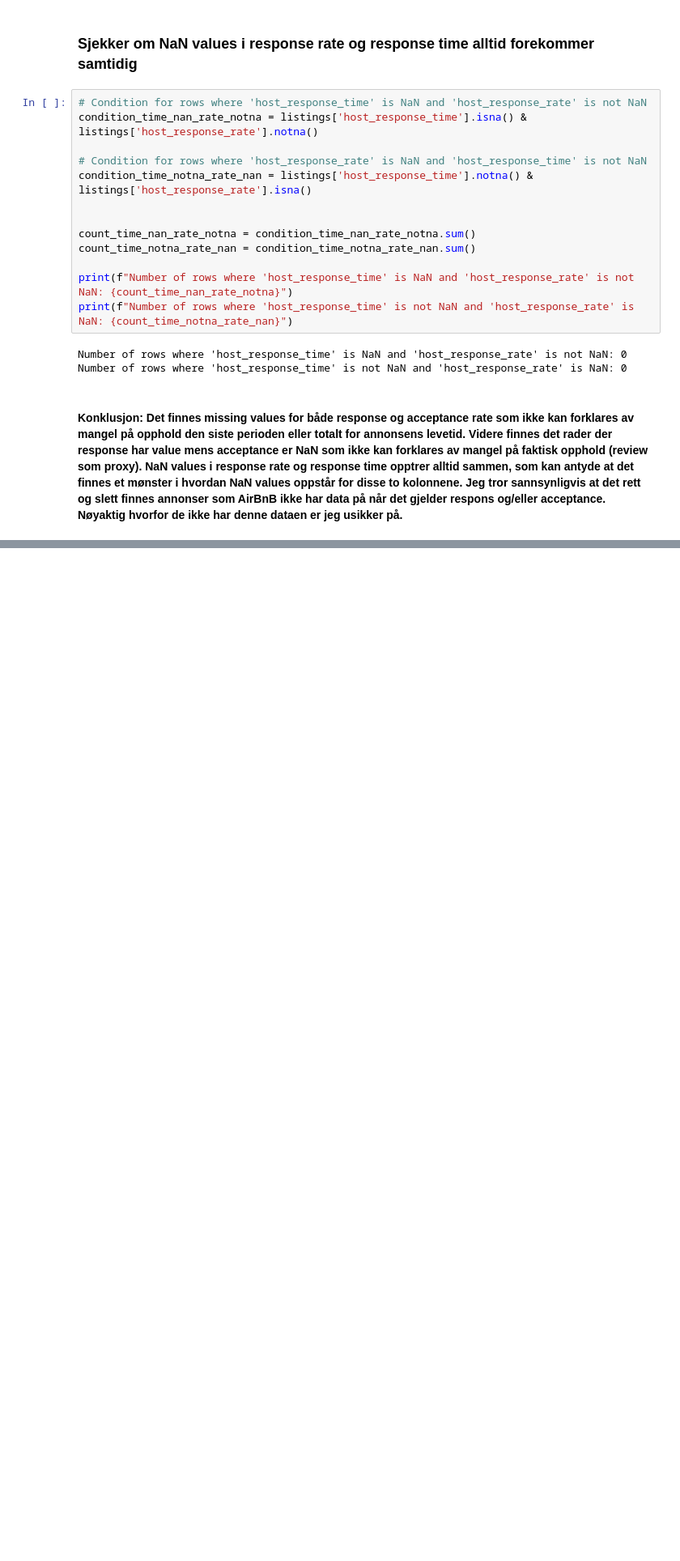
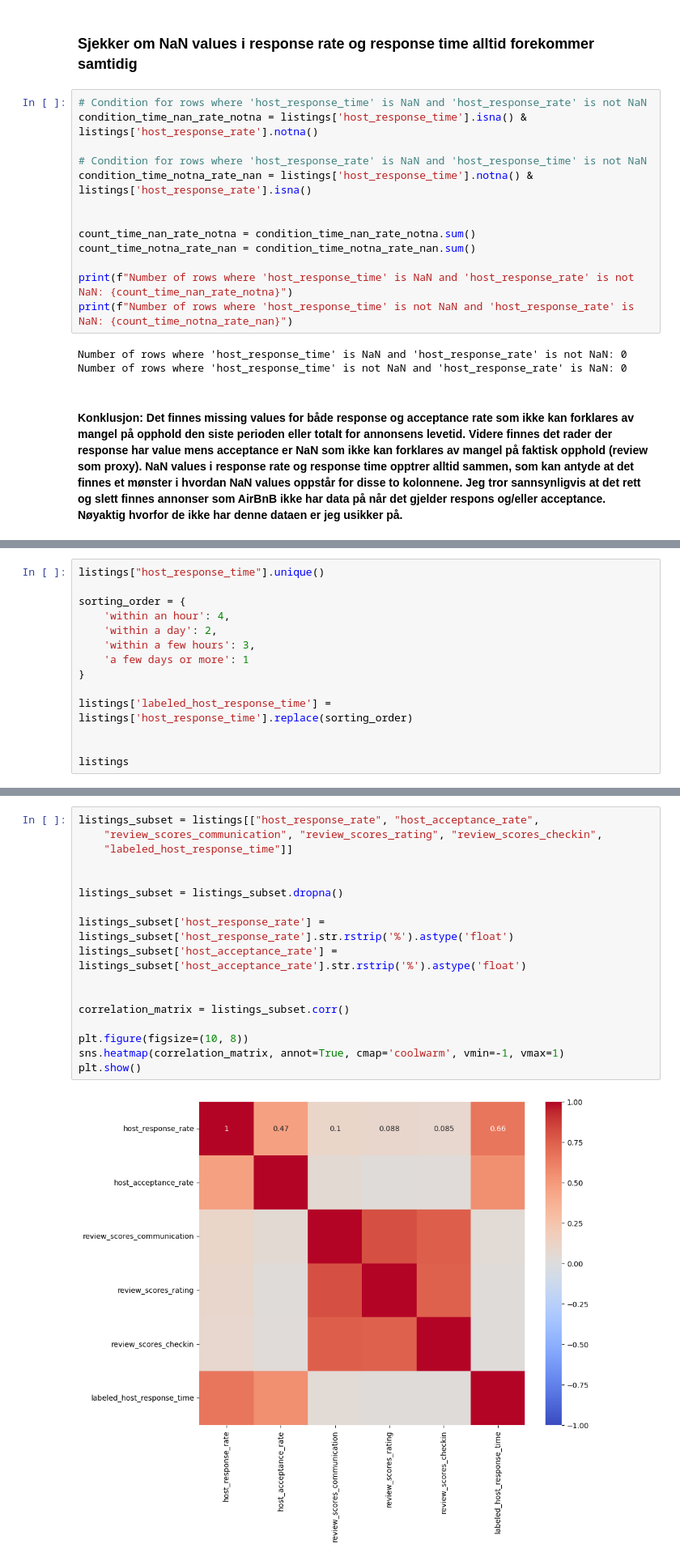
Before and after one commit to heidiwiest/tdt4259-main, a Jupyter notebook: eda_response_acceptance_rate.ipynb, the cells around one changed output, grey strips where cells are left out. Shown at 81% size. Saved outputs shown, nothing was run; the diff lists cells and outputs as text; blank space fills up the shorter version.

Commit message:
EDA for reviews; nan values and correlations

```diff
--- a/eda_response_acceptance_rate.ipynb
+++ b/eda_response_acceptance_rate.ipynb
@@ -180,0 +187,14 @@ Number of rows where 'host_response_time' is not NaN and 'host_response_rate' is
+# %%
+listings["host_response_time"].unique()
+
+sorting_order = {
+    'within an hour': 4,
+    'within a day': 2,
+    'within a few hours': 3,
+    'a few days or more': 1
+}
+
+listings['labeled_host_response_time'] = listings['host_response_time'].replace(sorting_order)
+
+
+listings
@@ -180,0 +219,19 @@ Number of rows where 'host_response_time' is not NaN and 'host_response_rate' is
+# %%
+listings_subset = listings[["host_response_rate", "host_acceptance_rate",
+    "review_scores_communication", "review_scores_rating", "review_scores_checkin",
+    "labeled_host_response_time"]]
+
+
+listings_subset = listings_subset.dropna()
+
+listings_subset['host_response_rate'] = listings_subset['host_response_rate'].str.rstrip('%').astype('float')
+listings_subset['host_acceptance_rate'] = listings_subset['host_acceptance_rate'].str.rstrip('%').astype('float')
+
+
+correlation_matrix = listings_subset.corr()
+
+plt.figure(figsize=(10, 8))
+sns.heatmap(correlation_matrix, annot=True, cmap='coolwarm', vmin=-1, vmax=1)
+plt.show()
+# %% [output]
+[figure, added]
```
Also changed, not shown: parts of 5 cells of this notebook, 2 other files.
